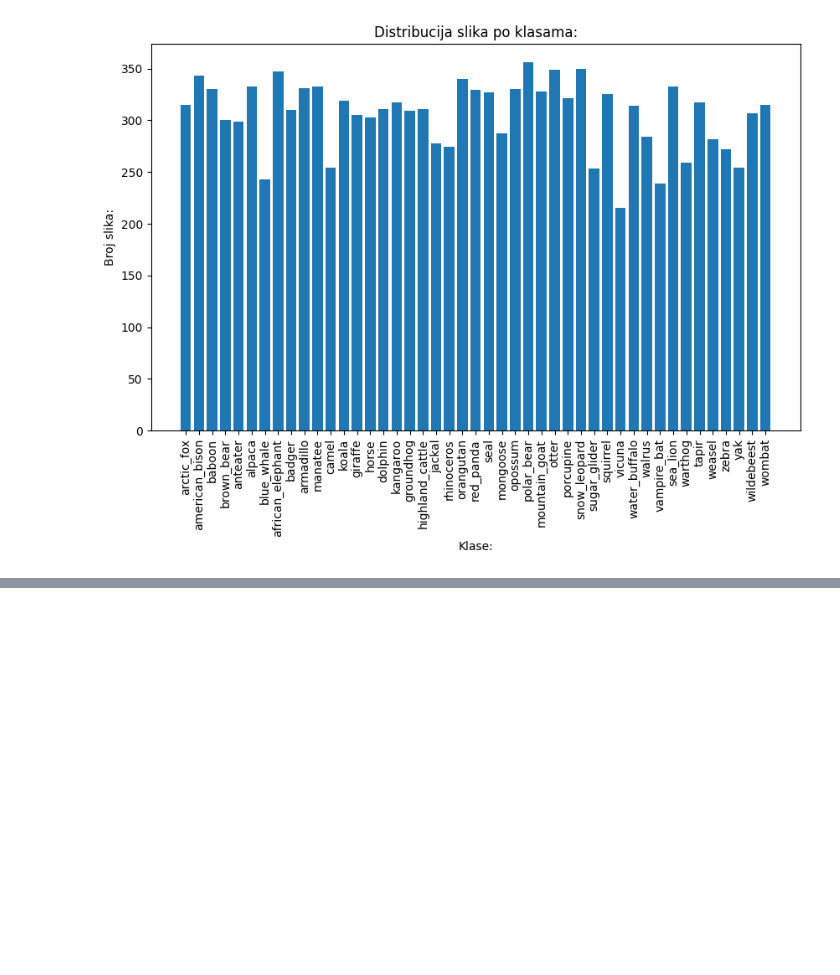
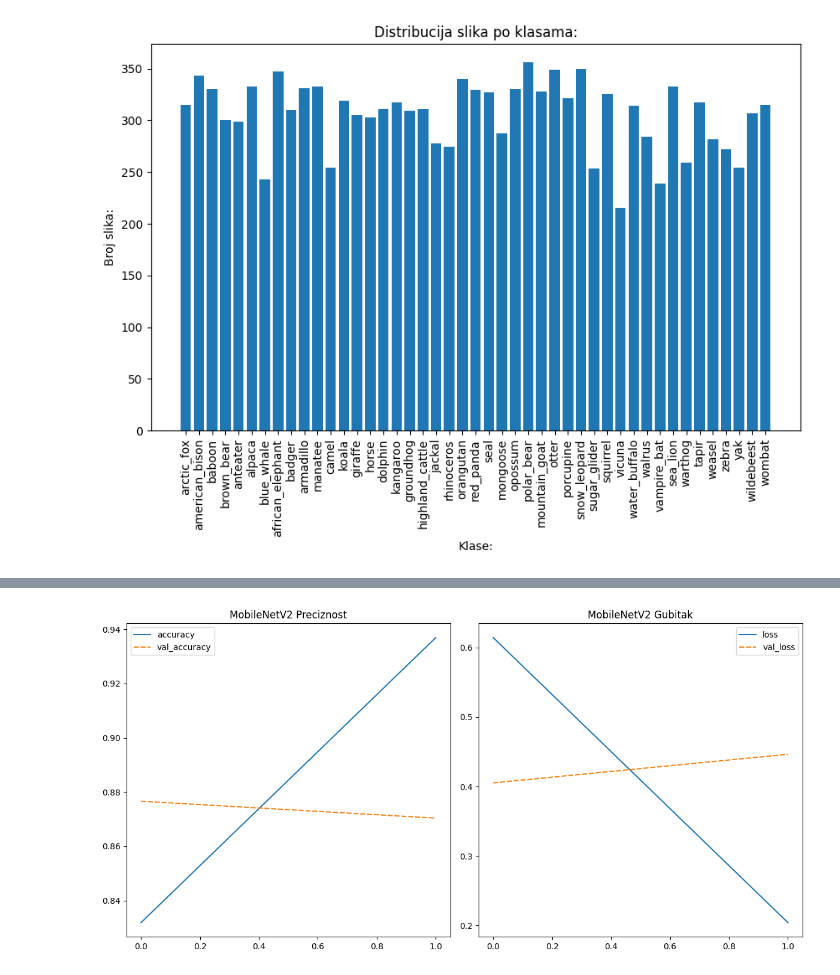
Before and after one commit to Mina-Martinovic/PPPO, a Jupyter notebook: PPPO_Mina_Martinović_IT14_2020.ipynb, the cells around one changed output, grey strips where cells are left out. Cells and saved outputs as stored; diff of their text form; code cells hidden in the pictures; blank space fills up the shorter version.

```diff
--- a/PPPO_Mina_Martinović_IT14_2020.ipynb
+++ b/PPPO_Mina_Martinović_IT14_2020.ipynb
@@ -218,0 +272,27 @@ Epoch 2/2
+# %%
+import seaborn as sns
+import pandas as pd
+
+
+def plot_history_seaborn(history, title):
+    # Kreiranje DataFrame-a iz istorije
+    df = pd.DataFrame(history.history)
+
+    # Prikazivanje grafika tačnosti
+    plt.figure(figsize=(12, 6))
+    plt.subplot(1, 2, 1)
+    sns.lineplot(data=df[['accuracy', 'val_accuracy']])
+    plt.title(title + ' Preciznost')
+
+    # Prikazivanje grafika gubitka
+    plt.subplot(1, 2, 2)
+    sns.lineplot(data=df[['loss', 'val_loss']])
+    plt.title(title + ' Gubitak')
+
+    plt.tight_layout()
+    plt.show()
+
+# Prikazivanje grafika za MobileNetV2 koristeći seaborn
+plot_history_seaborn(history_mobilenet, 'MobileNetV2')
+# %% [output]
+[figure, added]
```
Also changed, not shown: parts of 14 cells of this notebook.
